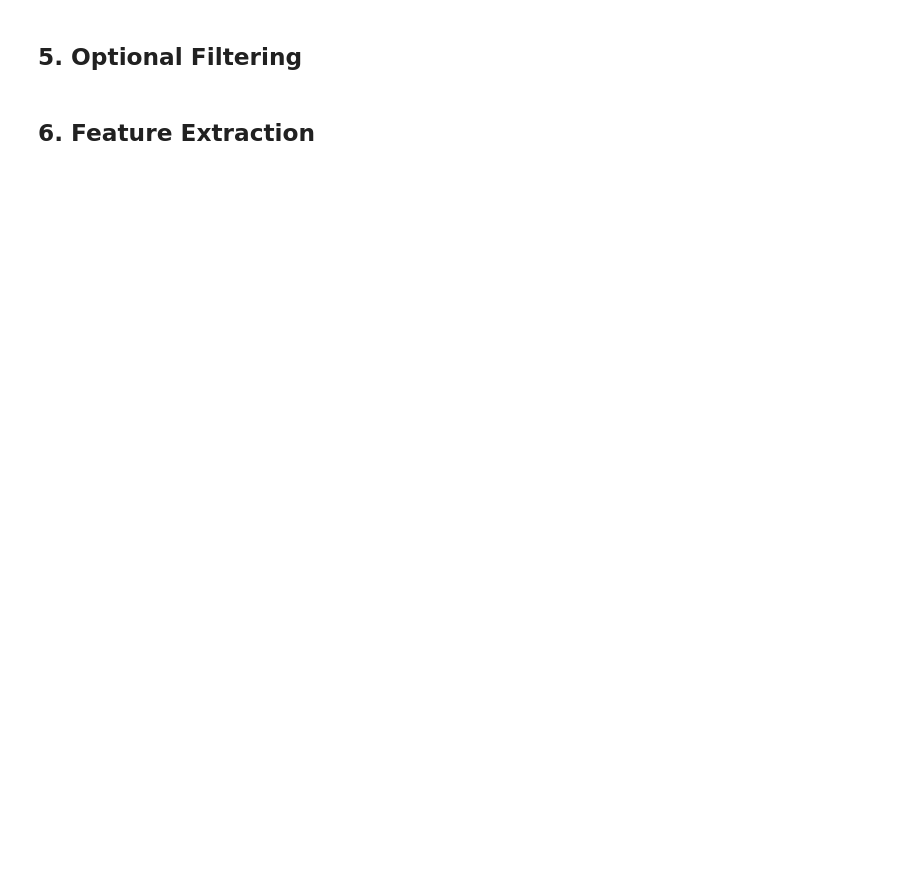
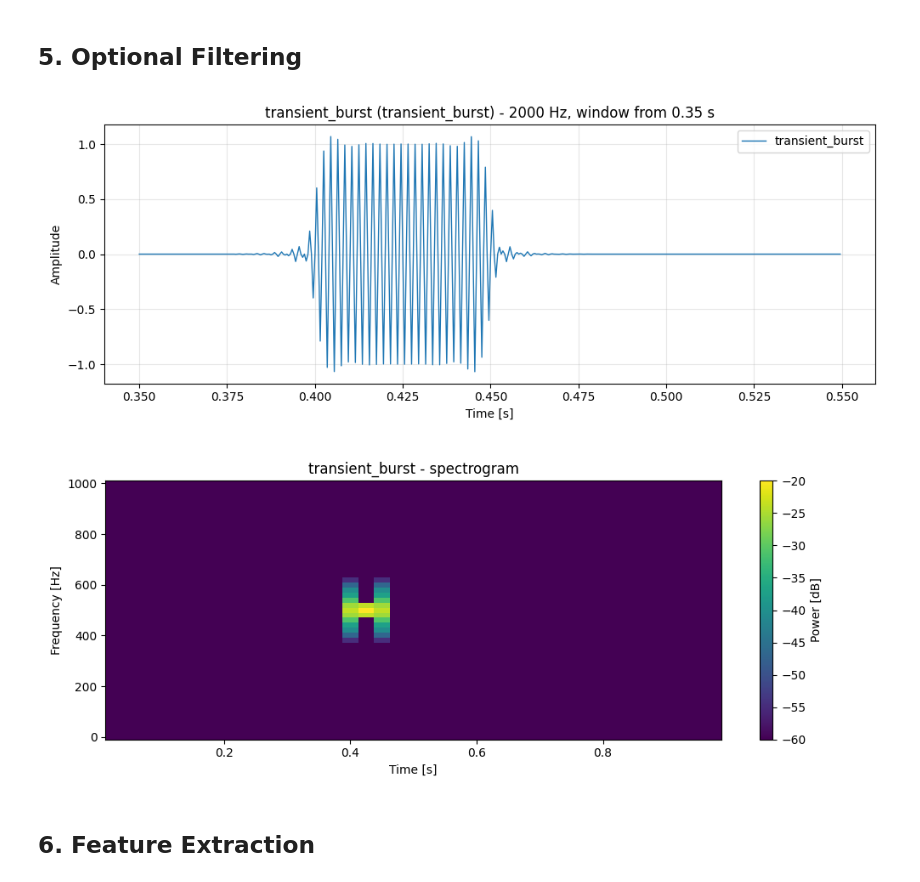
Before and after one commit to Jonas-Nm/signal_processing_prep, a Jupyter notebook: notebooks/01_signal_analysis_walkthrough.ipynb, the cells around one changed output. Cells and saved outputs as stored; diff of their text form; code cells hidden in the pictures; blank space fills up the shorter version.

```diff
--- a/notebooks/01_signal_analysis_walkthrough.ipynb
+++ b/notebooks/01_signal_analysis_walkthrough.ipynb
@@ -61,9 +103,15 @@ plt.show()
 # %% [markdown]
 ## 5. Optional Filtering
 # %%
-filtered = apply_filter(records[-1], FilterSpec(kind="highpass", low_cut_hz=100.0))
+filtered = apply_filter(records[-1], FilterSpec(kind="bandpass", low_cut_hz=400.0, high_cut_hz=600.0))
 fig, ax = plot_time_signal(filtered, start_seconds=0.35, duration_seconds=0.2)
 plt.show()
+fig, ax = plot_spectrogram(filtered, window_seconds=0.05, step_seconds=0.025,
+                           max_frequency_hz=1000, vmin_db=-60, vmax_db=-20)
+plt.show()
+# %% [output]
+[figure, added]
+[figure, added]
 # %% [markdown]
 ## 6. Feature Extraction
 # %%
```
Also changed, not shown: parts of 9 cells of this notebook, 1 other file.
